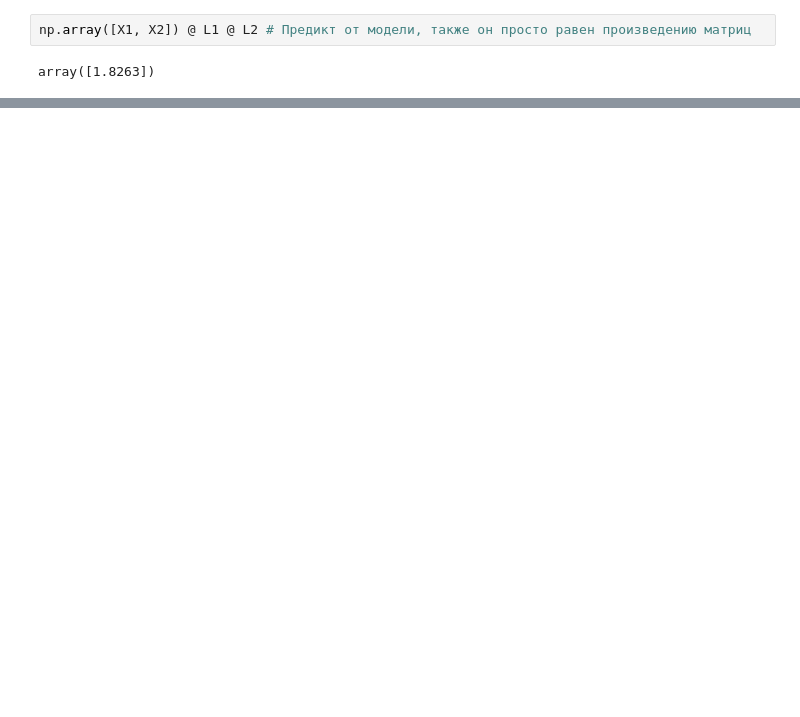
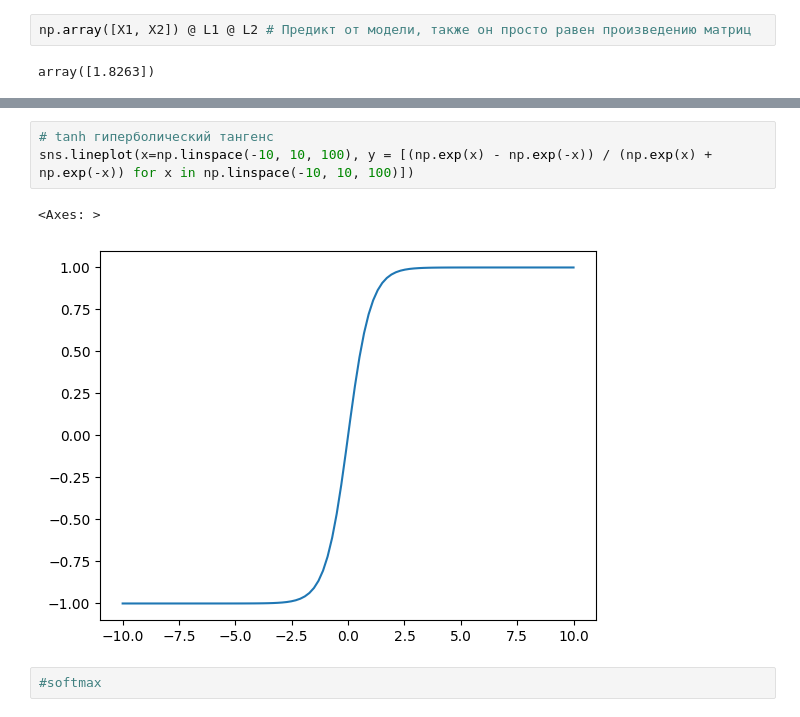
Before and after one commit to aleks-haksly/AI, a Jupyter notebook: L1/lecture_1.ipynb, the cells around one changed output, grey strips where cells are left out. Cells and saved outputs as stored; diff of their text form; blank space fills up the shorter version.

```diff
--- a/L1/lecture_1.ipynb
+++ b/L1/lecture_1.ipynb
@@ -86,0 +104,8 @@ array([1.8263])
+# %%
+# tanh гиперболический тангенс
+sns.lineplot(x=np.linspace(-10, 10, 100), y = [(np.exp(x) - np.exp(-x)) / (np.exp(x) + np.exp(-x)) for x in np.linspace(-10, 10, 100)])
+# %% [output]
+<Axes: >
+[figure, added]
+# %%
+#softmax
```
Also changed, not shown: parts of 8 cells of this notebook.
